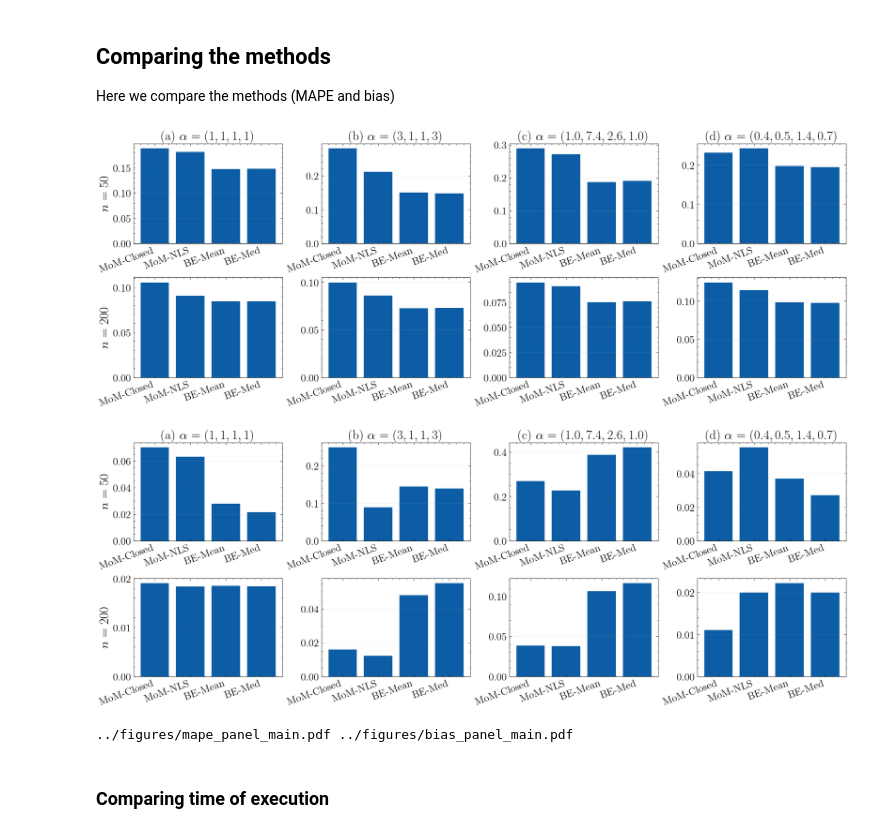
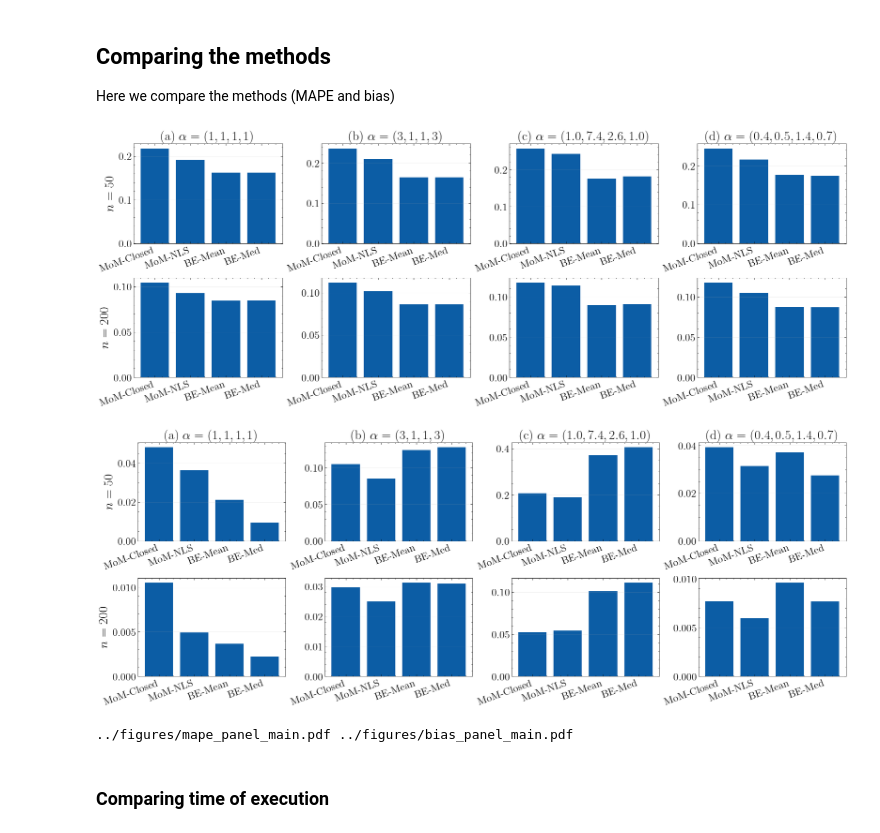
Before and after one commit to lucasmoschen/bivariate-beta, a Jupyter notebook: notebooks/images_paper.ipynb, the cells around one changed output. Drawn from its saved outputs; the diff is of its cells as text; code cells hidden in the pictures.

```diff
--- a/notebooks/images_paper.ipynb
+++ b/notebooks/images_paper.ipynb
@@ -212,7 +212,7 @@ def comparing_methods_panel(true_alphas, monte_carlo_size=1000, bootstrap_size=5
         "bias": [list_per_method of length 4],
         ...
       }
-    where method order is [MM1, MM2, MM3, MM4, BE1, BE2].
+    where method order is [MM1, MM4, BE1, BE2].
     """
     assert len(true_alphas) == 4, "Please pass exactly four scenarios (true_alphas)."
 
@@ -278,16 +278,16 @@ def comparing_methods_panel(true_alphas, monte_carlo_size=1000, bootstrap_size=5
 # %%
 true_alphas = [
     (1, 1, 1, 1),
     (3, 1, 1, 3),
     (1.0, 7.4, 2.6, 1.0),
     (0.4, 0.5, 1.4, 0.7),
 ]
 
-mape_fig, bias_fig = comparing_methods_panel(true_alphas, monte_carlo_size=20, bootstrap_size=500, seed=37812984, name_suffix="main")
+mape_fig, bias_fig = comparing_methods_panel(true_alphas, monte_carlo_size=1000, bootstrap_size=500, seed=37812984, name_suffix="main")
 print(mape_fig, bias_fig)
 # %% [output]
-[figure, old version]
+[figure, new version]
-[figure, old version]
+[figure, new version]
 ../figures/mape_panel_main.pdf ../figures/bias_panel_main.pdf
 # %% [markdown]
 ### Comparing time of execution
```
Also changed, not shown: 27 other files.
